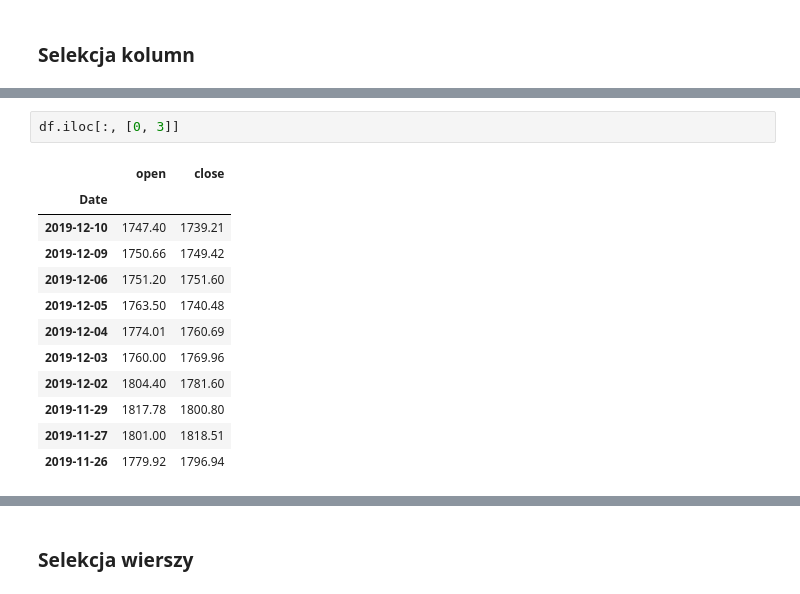
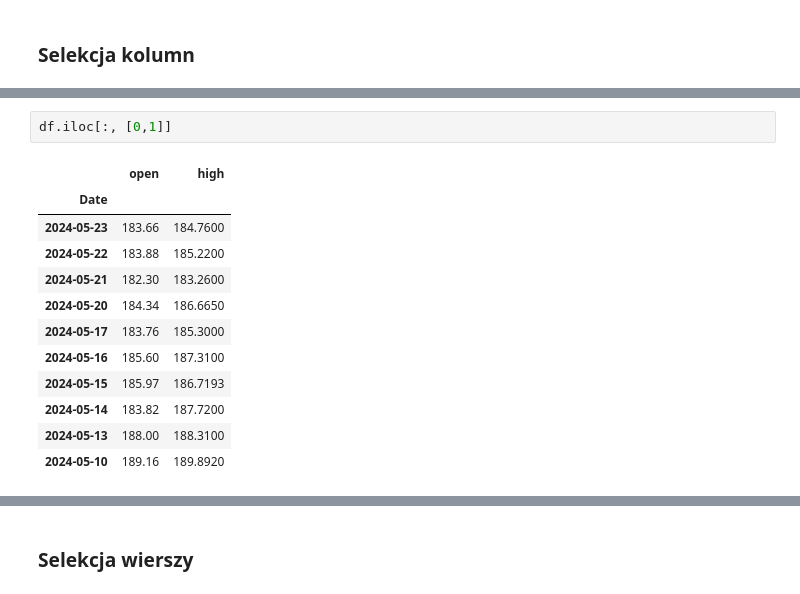
Before and after one commit to radziot/data-science-bootcamp, a Jupyter notebook: 02_analiza_danych/02_dane_gieldowe.ipynb, the cells around one changed output, grey strips where cells are left out. Drawn from its saved outputs; the diff is of its cells as text.

```diff
--- a/02_analiza_danych/02_dane_gieldowe.ipynb
+++ b/02_analiza_danych/02_dane_gieldowe.ipynb
@@ -248,16 +250,16 @@ Date
 Name: open, dtype: float64
 # %%
-df.iloc[:, [0, 3]]
+df.iloc[:, [0,1]]
 # %% [output]
-|  | open | close |
+|  | open | high |
 | Date |  |  |
-| 2019-12-10 | 1747.40 | 1739.21 |
-| 2019-12-09 | 1750.66 | 1749.42 |
-| 2019-12-06 | 1751.20 | 1751.60 |
-| 2019-12-05 | 1763.50 | 1740.48 |
-| 2019-12-04 | 1774.01 | 1760.69 |
-| 2019-12-03 | 1760.00 | 1769.96 |
-| 2019-12-02 | 1804.40 | 1781.60 |
-| 2019-11-29 | 1817.78 | 1800.80 |
-| 2019-11-27 | 1801.00 | 1818.51 |
-| 2019-11-26 | 1779.92 | 1796.94 |
+| 2024-05-23 | 183.66 | 184.7600 |
+| 2024-05-22 | 183.88 | 185.2200 |
+| 2024-05-21 | 182.30 | 183.2600 |
+| 2024-05-20 | 184.34 | 186.6650 |
+| 2024-05-17 | 183.76 | 185.3000 |
+| 2024-05-16 | 185.60 | 187.3100 |
+| 2024-05-15 | 185.97 | 186.7193 |
+| 2024-05-14 | 183.82 | 187.7200 |
+| 2024-05-13 | 188.00 | 188.3100 |
+| 2024-05-10 | 189.16 | 189.8920 |
```
Also changed, not shown: parts of 26 cells of this notebook.
